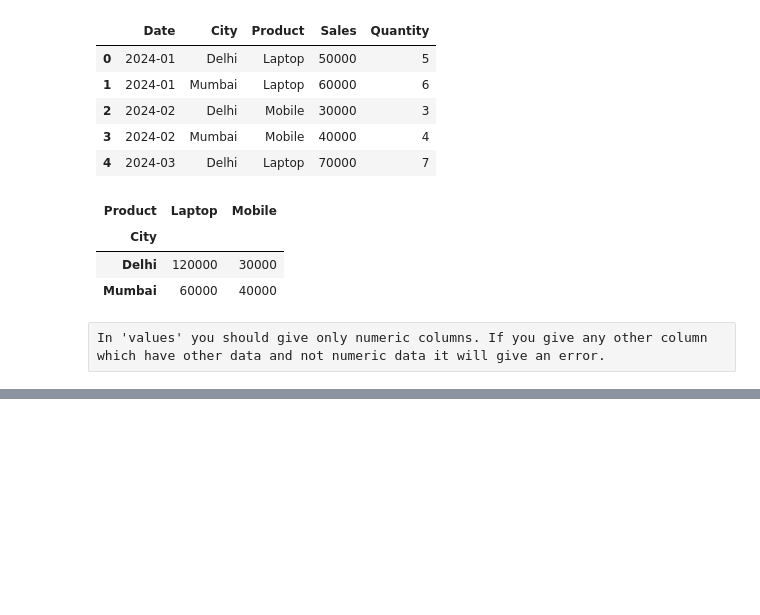
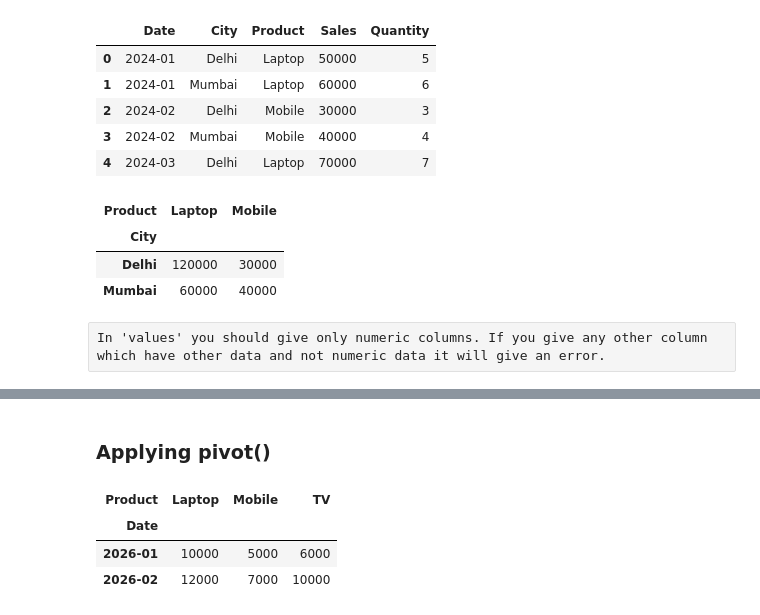
Before and after one commit to theaditya24/COMPLETE-PYTHON-FOR-DATA-ANALYTICS, a Jupyter notebook: pandas.ipynb, the cells around one changed output, grey strips where cells are left out. Cells and saved outputs as stored; diff of their text form; code cells hidden in the pictures; blank space fills up the shorter version.

```diff
--- a/pandas.ipynb
+++ b/pandas.ipynb
@@ -1684,0 +1716,13 @@ In 'values' you should give only numeric columns. If you give any other column w
+# %%
+import pandas as pd
+
+df = pd.DataFrame({
+    'Date':['2026-01','2026-01','2026-01',
+            '2026-02','2026-02','2026-02'],
+    'Product':['Laptop','Mobile','TV',
+               'Laptop','Mobile','TV'],
+    'Sales':[10000,5000,6000,
+             12000,7000,10000]
+})
+
+print(df)
@@ -1684,0 +1737,11 @@ In 'values' you should give only numeric columns. If you give any other column w
+# %% [markdown]
+### Applying pivot()
+# %%
+df.pivot(index='Date',
+         columns='Product',
+         values='Sales')
+# %% [output]
+| Product | Laptop | Mobile | TV |
+| Date |  |  |  |
+| 2026-01 | 10000 | 5000 | 6000 |
+| 2026-02 | 12000 | 7000 | 10000 |
```
Also changed, not shown: parts of 11 cells of this notebook, 2 other files.
